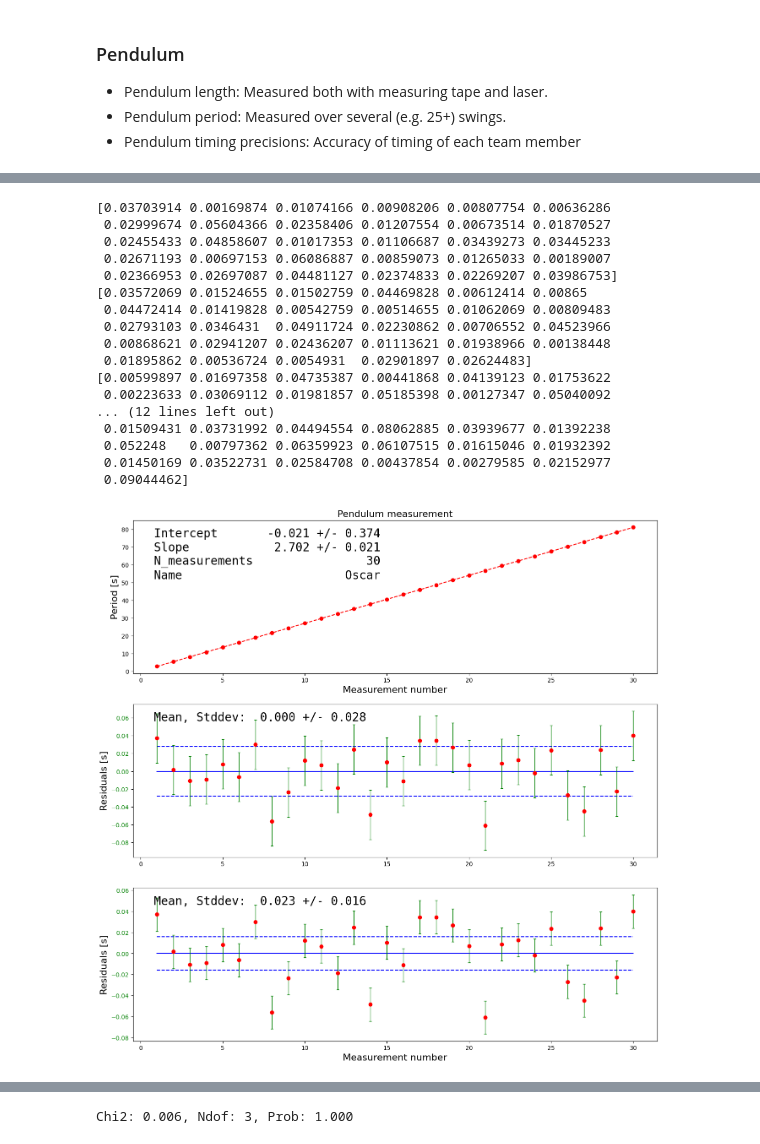
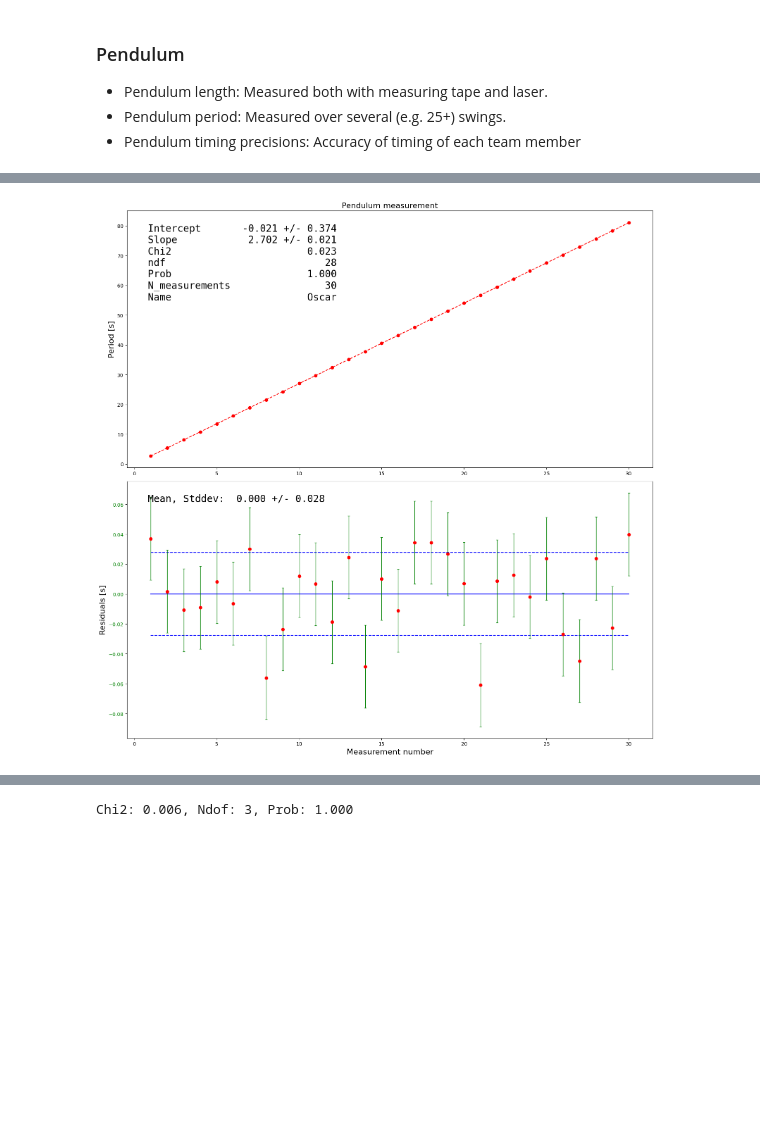
Before and after one commit to BerlinObel/AppStat2023-Project, a Jupyter notebook: Project.ipynb, the cells around one changed output, grey strips where cells are left out. Drawn from its saved outputs; the diff is of its cells as text; code cells hidden in the pictures; blank space fills up the shorter version.

```diff
--- a/Project.ipynb
+++ b/Project.ipynb
@@ -8,7 +8,7 @@
 - Pernille
 - Rasmine
 # %%
-Plot_everything = False
+Plot_everything = True
 # %% [markdown]
 ## Error propagation
 Error propagation the local acceleration due to gravity _g_ using a pendulum and a slope experiment.
@@ -171,11 +171,12 @@ def calculate_rms_residuals(x_data, y_data, fit_params):
 N_measurements = 25
 N_exp = 5
 x_data = np.arange(N_measurements)+1
-N_bins = 25
+N_bins = 30
 
 
 Pendulum_Slope = np.zeros(N_exp)
 Pendulum_stddev = np.zeros(N_exp)
+Pendulum_error = np.zeros(N_exp)
 
 
 residuals =list()
@@ -204,22 +247,24 @@ for iexp in range(N_exp):
 
     residual_rmse = calculate_rms_residuals(x_data, periods[iexp], m.values[:])
     residuals_rmse.append(residual_rmse)
-    print(residual_rmse)
+
 
 
     mean, stddev = stats.norm.fit(residual)
     #print(mean, stddev)
 
 
-    fig, axes = plt.subplots(nrows=3, figsize=(16, 16))
+    fig, axes = plt.subplots(nrows=2, figsize=(16, 16))
     ax=axes[0]
     ax.errorbar(x_data, periods[iexp],0.033, fmt='ro', ecolor='b', elinewidth=1, capsize=2, capthick=1)
     ax_res = axes[1]
-    ax_rms = axes[2]
+    #share x only
+    ax_res.set_xlim(ax.get_xlim())
+
 
     ax.plot(x_data, linear_model(x_data, *m.values[:]), '--r')
 
-    ax.set_xlabel('Measurement number', fontsize=16)
+    ax_res.set_xlabel('Measurement number', fontsize=16)
     ax.set_ylabel('Period [s]', fontsize=16)
     ax.set_title('Pendulum measurement', fontsize=16)
 
@@ -230,58 +275,46 @@ for iexp in range(N_exp):
     ax_res.errorbar(x_data, residual,stddev, fmt='ro', ecolor='g', elinewidth=1, capsize=2, capthick=1)
     # set ax_res to only fill the botoom quarter of the figure
     ax_res.set_ylabel('Residuals [s]', fontsize=16)
     ax_res.tick_params(axis='y', labelcolor='g')
 
-    mean, stddev = stats.norm.fit(residual_rmse)
-    ax_rms.plot(x_data, np.zeros_like(x_data), '-b')
-    ax_rms.plot(x_data, np.full_like(x_data,stddev,dtype=float), '--b')
-    ax_rms.plot(x_data, np.full_like(x_data,-stddev,dtype=float), '--b')
-    ax_rms.errorbar(x_data, residual,stddev, fmt='ro', ecolor='g', elinewidth=1, capsize=2, capthick=1)
-    ax_rms.set_ylabel('Residuals [s]', fontsize=16)
-    ax_rms.tick_params(axis='y', labelcolor='g')
-    ax_rms.set_xlabel('Measurement number', fontsize=16)
-    ax_rms.set_ylabel('Residuals [s]', fontsize=16)
+    # mean, stddev = stats.norm.fit(residual_rmse)
+    # ax_rms.plot(x_data, np.zeros_like(x_data), '-b')
+    # ax_rms.plot(x_data, np.full_like(x_data,stddev,dtype=float), '--b')
+    # ax_rms.plot(x_data, np.full_like(x_data,-stddev,dtype=float), '--b')
+    # ax_rms.errorbar(x_data, residual,stddev, fmt='ro', ecolor='g', elinewidth=1, capsize=2, capthick=1)
+    # ax_rms.set_ylabel('Residuals [s]', fontsize=16)
+    # ax_rms.tick_params(axis='y', labelcolor='g')
+    # ax_rms.set_xlabel('Measurement number', fontsize=16)
+    # ax_rms.set_ylabel('Residuals [s]', fontsize=16)
 
     d_rms = {'Mean, Stddev:': [mean, stddev]}
 
-    add_text_to_ax(0.04, 0.95, nice_string_output(d_rms, extra_spacing=2, decimals=3), ax_rms, fontsize=20)
+    # add_text_to_ax(0.04, 0.95, nice_string_output(d_rms, extra_spacing=2, decimals=3), ax_rms, fontsize=20)
 
     mean, stddev = stats.norm.fit(residual)
 
     d_res = {'Mean, Stddev:': [mean, stddev]}
 
     add_text_to_ax(0.04, 0.95, nice_string_output(d_res, extra_spacing=2, decimals=3), ax_res, fontsize=20)
 
     d = {'Intercept':[m.values['b'], m.errors['b']],
         'Slope':    [m.values['a'], m.errors['a']],
+        'Chi2':     Chi2Lin,
+        'ndf':      NdofLin,
+        'Prob':     ProbLin,
         'N_measurements': N_measurements,
         'Name': Names[iexp]
         }
 
     Pendulum_Slope[iexp] = m.values['a']
     Pendulum_stddev[iexp] = stddev
+    Pendulum_error[iexp] = m.errors['a']
     text = nice_string_output(d, extra_spacing=2, decimals=3)
     add_text_to_ax(0.04, 0.95, text, ax, fontsize=20)
 
     if Plot_everything:
         fig.tight_layout()
         plt.show()
+        fig.savefig(f'Plots/Pendulum_{Names[iexp]}.pdf', dpi=800)
 # %% [output]
-[0.03703914 0.00169874 0.01074166 0.00908206 0.00807754 0.00636286
- 0.02999674 0.05604366 0.02358406 0.01207554 0.00673514 0.01870527
- 0.02455433 0.04858607 0.01017353 0.01106687 0.03439273 0.03445233
- 0.02671193 0.00697153 0.06086887 0.00859073 0.01265033 0.00189007
- 0.02366953 0.02697087 0.04481127 0.02374833 0.02269207 0.03986753]
-[0.03572069 0.01524655 0.01502759 0.04469828 0.00612414 0.00865
- 0.04472414 0.01419828 0.00542759 0.00514655 0.01062069 0.00809483
- 0.02793103 0.0346431  0.04911724 0.02230862 0.00706552 0.04523966
- 0.00868621 0.02941207 0.02436207 0.01113621 0.01938966 0.00138448
- 0.01895862 0.00536724 0.0054931  0.02901897 0.02624483]
-[0.00599897 0.01697358 0.04735387 0.00441868 0.04139123 0.01753622
- 0.00223633 0.03069112 0.01981857 0.05185398 0.00127347 0.05040092
-... (12 lines left out)
- 0.01509431 0.03731992 0.04494554 0.08062885 0.03939677 0.01392238
- 0.052248   0.00797362 0.06359923 0.06107515 0.01615046 0.01932392
- 0.01450169 0.03522731 0.02584708 0.00437854 0.00279585 0.02152977
- 0.09044462]
-[figure, old version]
+[figure, new version]
```
Also changed, not shown: parts of 6 cells of this notebook, 10 other files.
